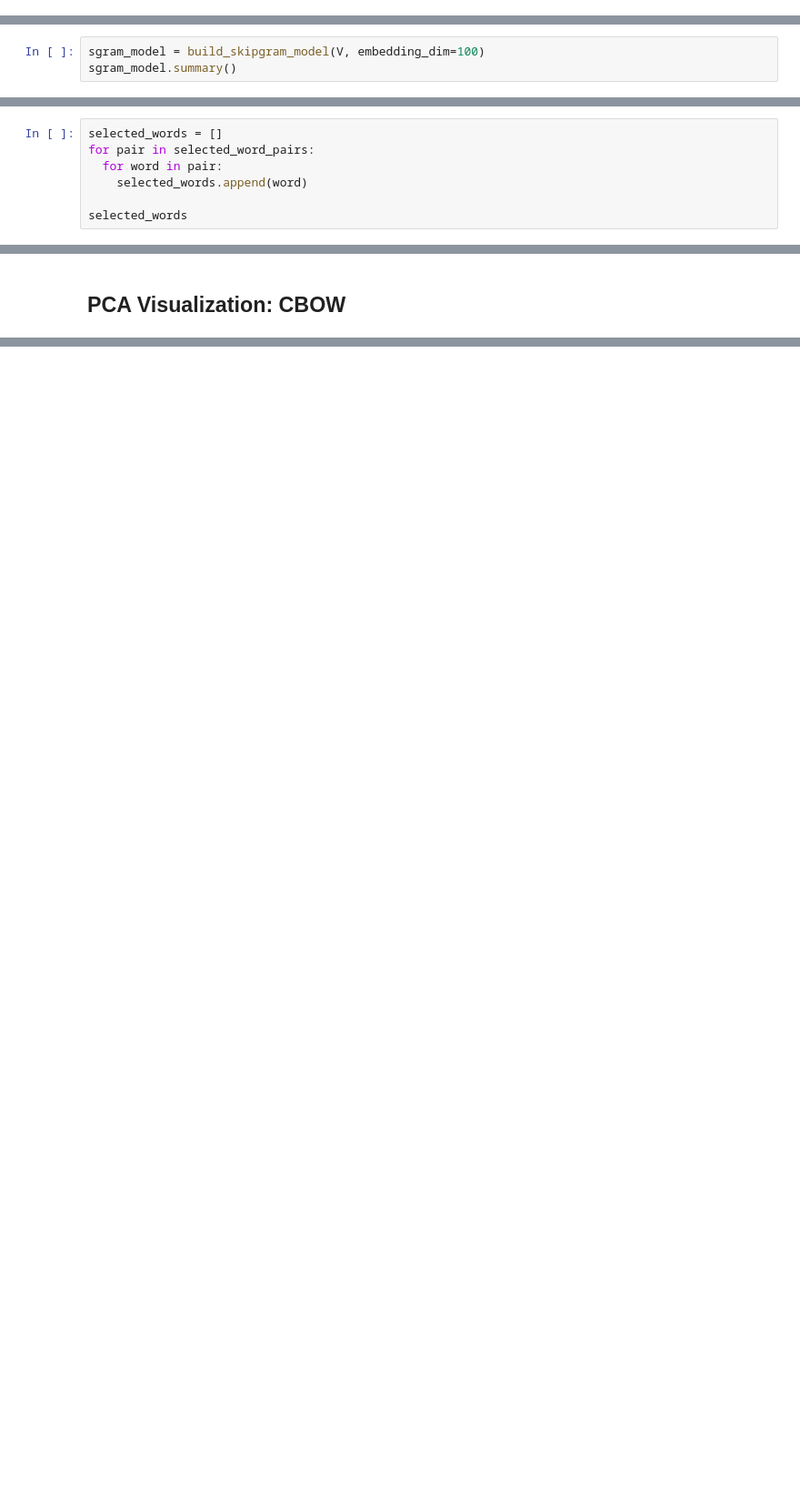
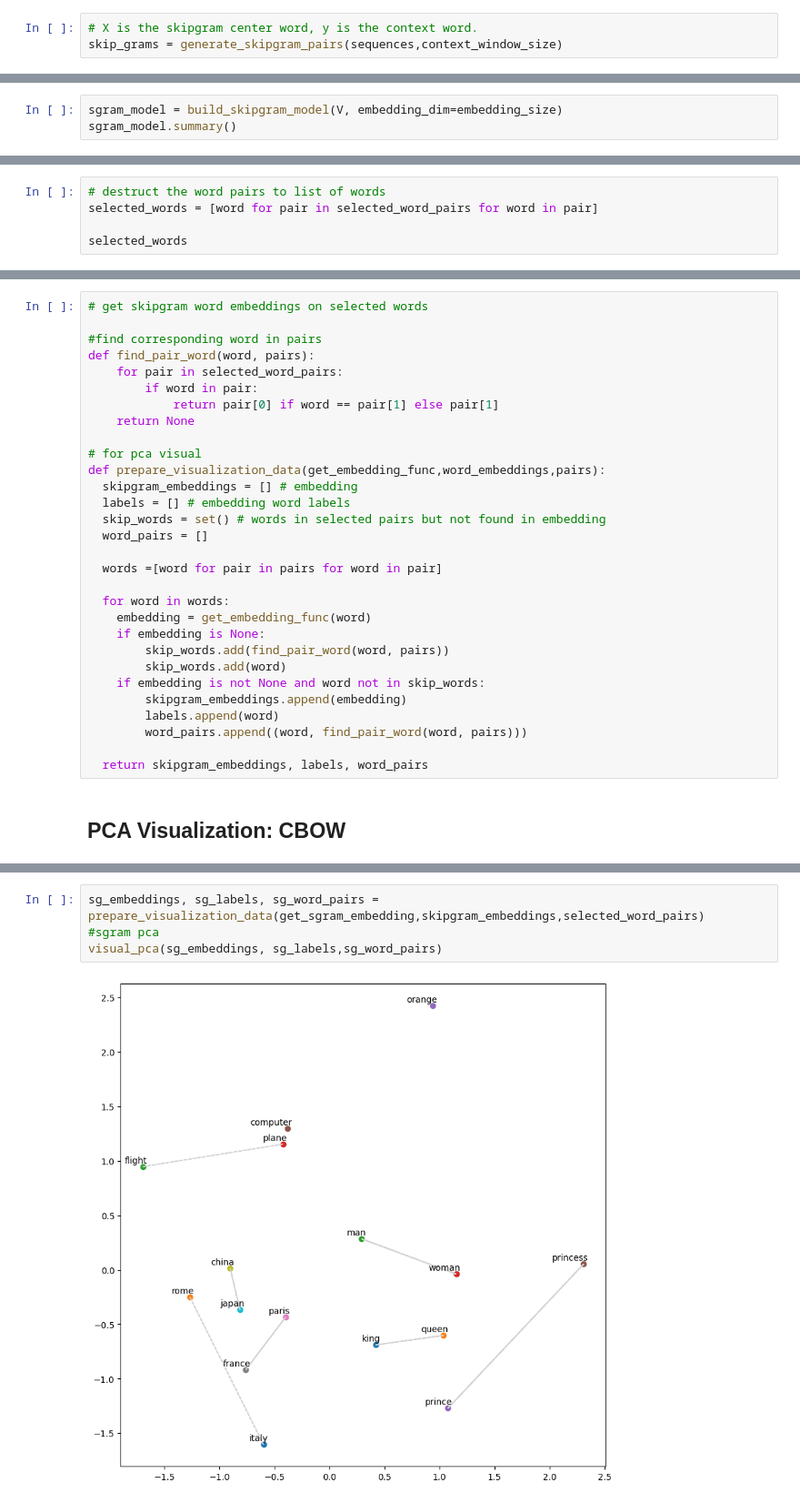
Before and after one commit to williamQyq/NLP, a Jupyter notebook: word embedding/Skipgram&CBOW.ipynb, the cells around one changed output, grey strips where cells are left out. Shown: that part at 91% size. Cells and saved outputs as stored; diff of their text form; blank space fills up the shorter version.

Commit message:
skipgram - word embedding

```diff
--- a/word embedding/Skipgram&CBOW.ipynb
+++ b/word embedding/Skipgram&CBOW.ipynb
@@ -515,0 +434,3 @@ print(train_x_sgram.shape, train_y_sgram.shape)
+# %%
+# X is the skipgram center word, y is the context word.
+skip_grams = generate_skipgram_pairs(sequences,context_window_size)
@@ -531,6 +460,6 @@ def build_skipgram_model(vocab_size, embedding_dim):
 
     return model
 # %%
-sgram_model = build_skipgram_model(V, embedding_dim=100)
+sgram_model = build_skipgram_model(V, embedding_dim=embedding_size)
 sgram_model.summary()
 # %% [output]
@@ -670,8 +596,6 @@ Similarity between school and stone: 0.4445268213748932
 # %%
-selected_words = []
-for pair in selected_word_pairs:
-  for word in pair:
-    selected_words.append(word)
+# destruct the word pairs to list of words
+selected_words = [word for pair in selected_word_pairs for word in pair]
 
 selected_words
 # %% [output]
@@ -700,3 +623,33 @@ selected_sgram_embeddings = [get_sgram_embedding(word) for word in selected_word
+# %%
+# get skipgram word embeddings on selected words
+
+#find corresponding word in pairs
+def find_pair_word(word, pairs):
+    for pair in selected_word_pairs:
+        if word in pair:
+            return pair[0] if word == pair[1] else pair[1]
+    return None
+
+# for pca visual
+def prepare_visualization_data(get_embedding_func,word_embeddings,pairs):
+  skipgram_embeddings = [] # embedding
+  labels = [] # embedding word labels
+  skip_words = set() # words in selected pairs but not found in embedding
+  word_pairs = []
+
+  words =[word for pair in pairs for word in pair]
+
+  for word in words:
+    embedding = get_embedding_func(word)
+    if embedding is None:
+        skip_words.add(find_pair_word(word, pairs))
+        skip_words.add(word)
+    if embedding is not None and word not in skip_words:
+        skipgram_embeddings.append(embedding)
+        labels.append(word)
+        word_pairs.append((word, find_pair_word(word, pairs)))
+
+  return skipgram_embeddings, labels, word_pairs
 # %% [markdown]
 ## PCA Visualization: CBOW
 # %%
@@ -745,0 +694,6 @@ visual_pca(selected_sgram_embeddings, selected_words,selected_word_pairs)
+# %%
+sg_embeddings, sg_labels, sg_word_pairs = prepare_visualization_data(get_sgram_embedding,skipgram_embeddings,selected_word_pairs)
+#sgram pca
+visual_pca(sg_embeddings, sg_labels,sg_word_pairs)
+# %% [output]
+[figure, added]
```
Also changed, not shown: parts of 30 cells of this notebook.
